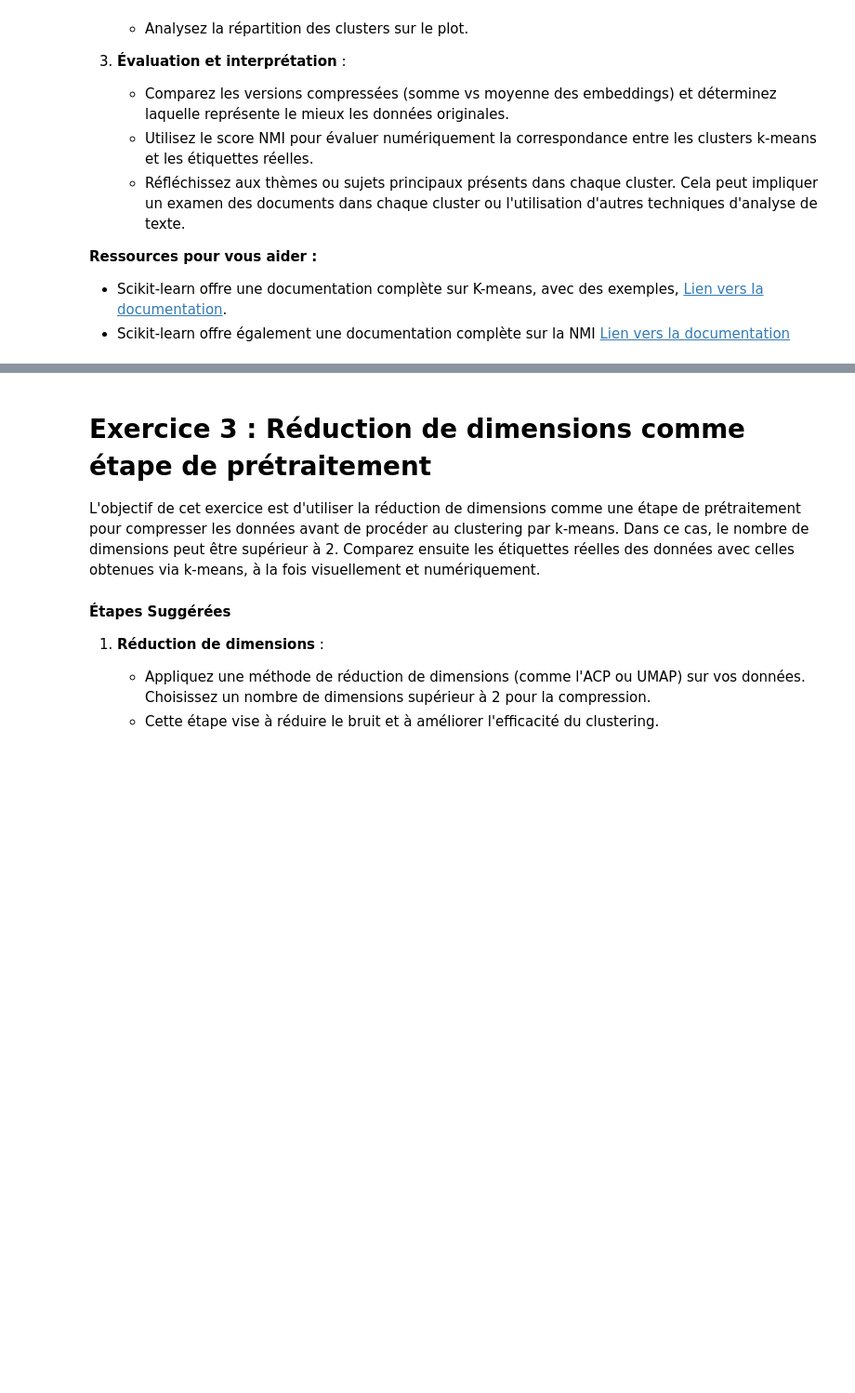
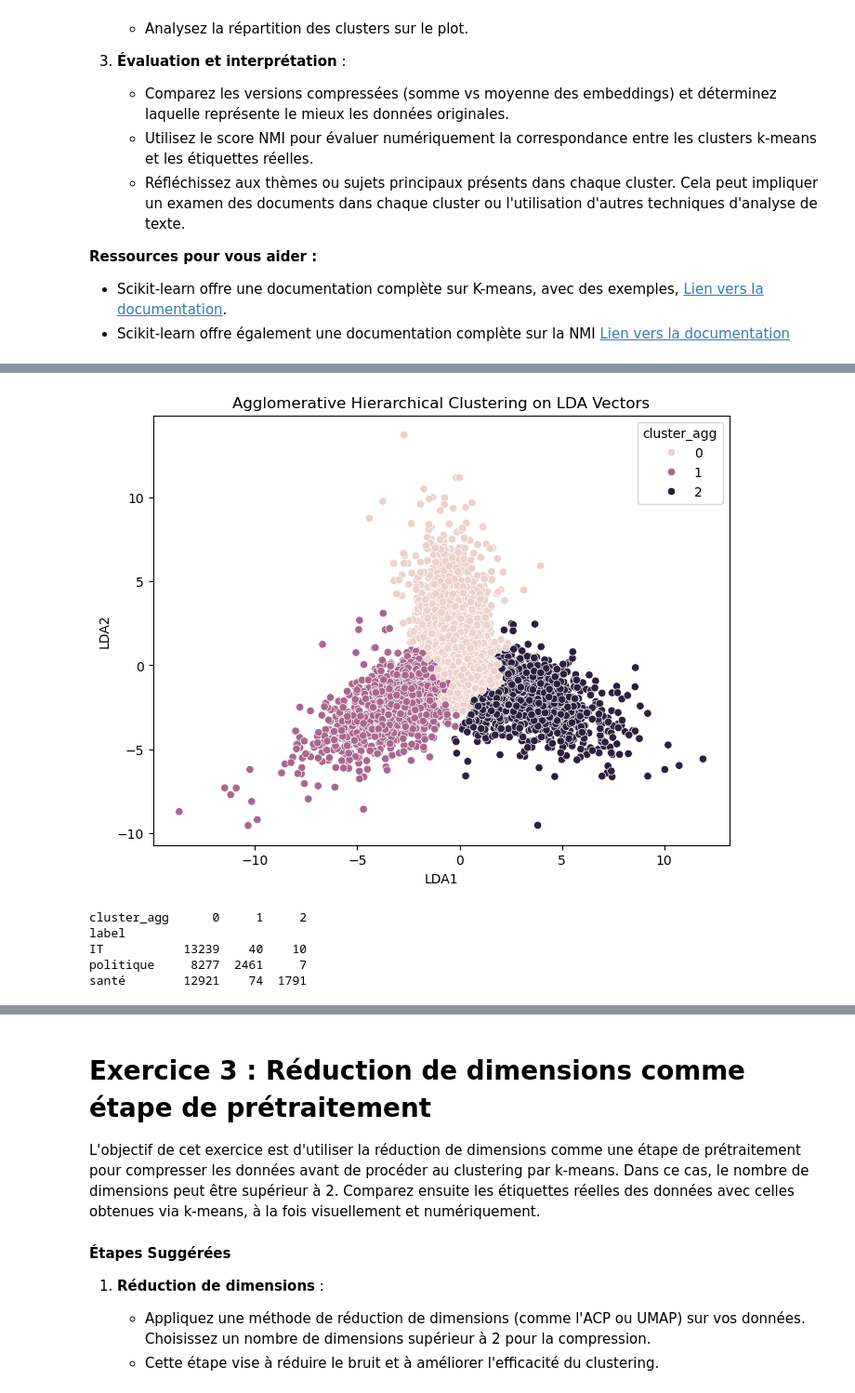
Before and after one commit to ferrorra/Data-Science-M1, a Jupyter notebook: NLP/TP_text_mining_M1.ipynb, the cells around one changed output, grey strips where cells are left out. Shown at 93% size. Saved outputs shown, nothing was run; the diff lists cells and outputs as text; code cells hidden in the pictures; blank space fills up the shorter version.

```diff
--- a/NLP/TP_text_mining_M1.ipynb
+++ b/NLP/TP_text_mining_M1.ipynb
@@ -746,0 +809,24 @@ pred = KMeans(n_clusters=3,
+# %%
+from sklearn.cluster import AgglomerativeClustering
+
+agg_clustering = AgglomerativeClustering(n_clusters=3)
+clusters = agg_clustering.fit_predict(lda_vectors)
+
+df_lda['cluster_agg'] = clusters
+
+plt.figure(figsize=(8,6))
+sns.scatterplot(data=df_lda, x='LDA1', y='LDA2', hue='cluster_agg')
+plt.title('Agglomerative Hierarchical Clustering on LDA Vectors')
+plt.show()
+# %% [output]
+[figure, added]
+# %%
+cross_tab_agg = pd.crosstab(df_lda['label'], df_lda['cluster_agg'])
+
+print(cross_tab_agg) # c'est une sorte de confusion matrix, shwos que cet algo a fait mieux que kmeans mais still not good enough
+# %% [output]
+cluster_agg      0     1     2
+label
+IT           13239    40    10
+politique     8277  2461     7
+santé        12921    74  1791
```
Also changed, not shown: parts of 17 cells of this notebook, 1 other file.
